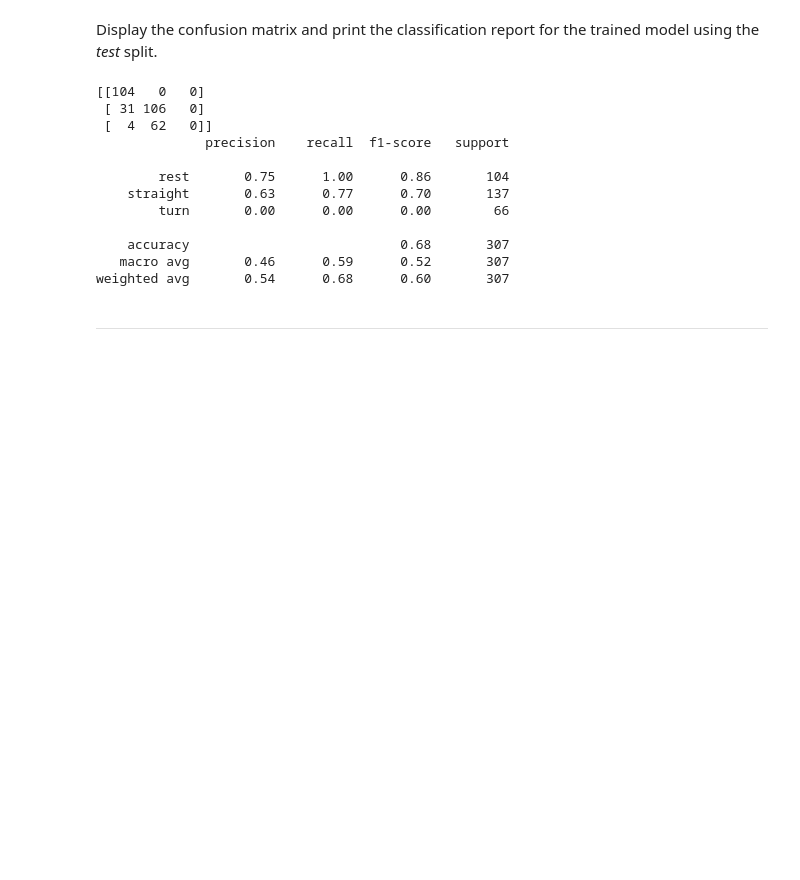
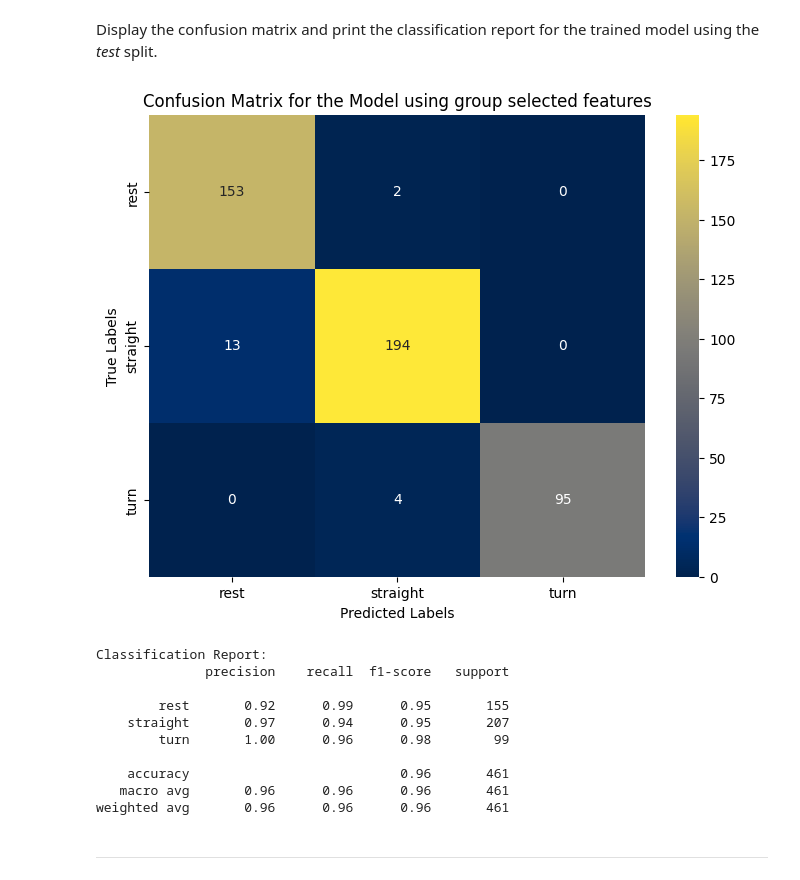
Before and after one commit to ObehiEdeoghon/engg680_2024_fall, a Jupyter notebook: Lab_Assignment4/Assignment 4.ipynb, the cells around one changed output. Drawn from its saved outputs; the diff is of its cells as text; code cells hidden in the pictures; blank space fills up the shorter version.

```diff
--- a/Lab_Assignment4/Assignment 4.ipynb
+++ b/Lab_Assignment4/Assignment 4.ipynb
@@ -720,37 +776,41 @@ Best cross-validation train score: 0.70
 # %% [markdown]
 Display the confusion matrix and print the classification report for the trained model using the *test* split.
-# %%
-# TODO - Display confusion matrix and print classification report
-# TODO - Split the data into train/test sets and display confusion matrix
-from sklearn.metrics import confusion_matrix, classification_report
-from sklearn.model_selection import train_test_split
-
-# Splitting the data into training and test sets
-X_train, X_test, y_train, y_test = train_test_split(X, y, test_size=0.2, random_state=42)
-
-# Refit the best model on the training data
-best_model = grid_search.best_estimator_
-best_model.fit(X_train, y_train)
-
-# Test set predictions
-y_pred = best_model.predict(X_test)
-
-# Confusion matrix and classification report
-print(confusion_matrix(y_test, y_pred))
-print(classification_report(y_test, y_pred))
-# %% [output]
-[[104   0   0]
- [ 31 106   0]
- [  4  62   0]]
-              precision    recall  f1-score   support
-
-        rest       0.75      1.00      0.86       104
-    straight       0.63      0.77      0.70       137
-        turn       0.00      0.00      0.00        66
-
-    accuracy                           0.68       307
-   macro avg       0.46      0.59      0.52       307
-weighted avg       0.54      0.68      0.60       307
+# %%
+# TODO - Display confusion matrix and print classification report
+from sklearn.metrics import confusion_matrix, classification_report
+import matplotlib.pyplot as plt
+import seaborn as sns
+
+# Predict on the test set
+y_pred = grid.predict(X_test)
+
+# Confusion matrix
+conf_matrix = confusion_matrix(y_test, y_pred)
+
+# Display confusion matrix
+# Confusion matrix with a rare color palette
+plt.figure(figsize=(8, 6))
+sns.heatmap(conf_matrix, annot=True, fmt="d", cmap="cividis", xticklabels=grid.classes_, yticklabels=grid.classes_)
+plt.xlabel("Predicted Labels")
+plt.ylabel("True Labels")
+plt.title("Confusion Matrix for the Model using group selected features")
+plt.show()
+
+# Classification report
+print("Classification Report:")
+print(classification_report(y_test, y_pred))
+# %% [output]
+[figure, added]
+Classification Report:
+              precision    recall  f1-score   support
+
+        rest       0.92      0.99      0.95       155
+    straight       0.97      0.94      0.95       207
+        turn       1.00      0.96      0.98        99
+
+    accuracy                           0.96       461
+   macro avg       0.96      0.96      0.96       461
+weighted avg       0.96      0.96      0.96       461
 # %% [markdown]
 ___
 # %% [markdown]
```
Also changed, not shown: parts of 16 cells of this notebook.
